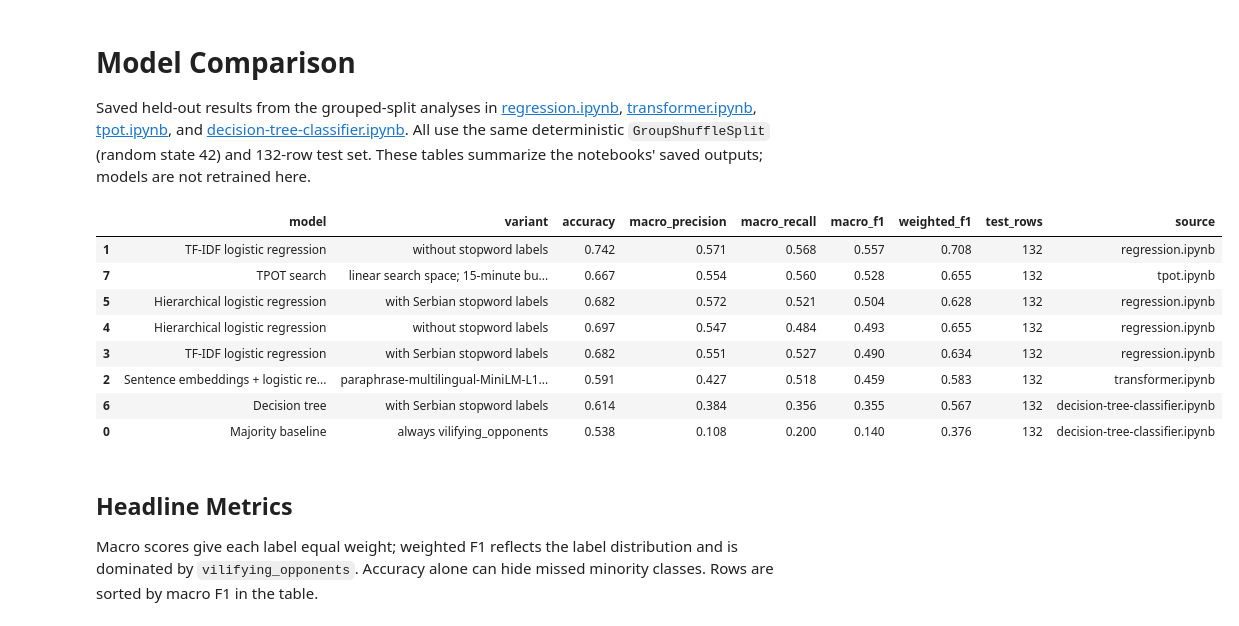
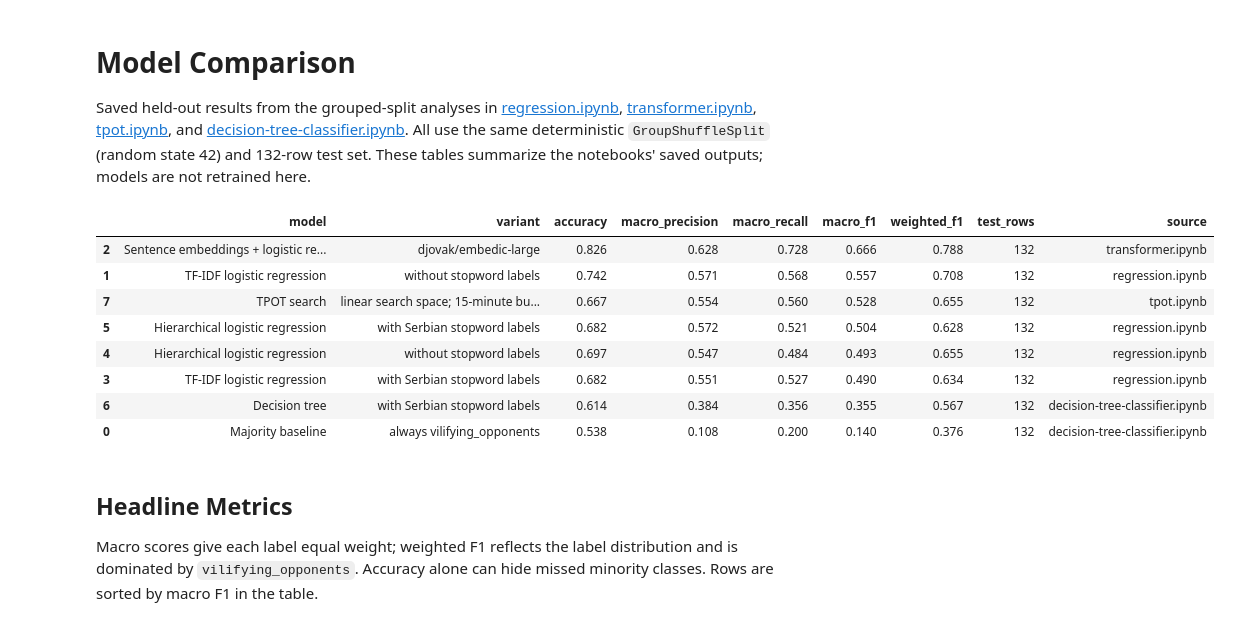
Before and after one commit to jtakalai/propaganda-radar, a Jupyter notebook: regression/model_comparison.ipynb, the cells around one changed output. Cells and saved outputs as stored; diff of their text form; code cells hidden in the pictures.

```diff
--- a/regression/model_comparison.ipynb
+++ b/regression/model_comparison.ipynb
@@ -31,12 +31,12 @@ overview = pd.DataFrame([
     },
     {
         "model": "Sentence embeddings + logistic regression",
-        "variant": "paraphrase-multilingual-MiniLM-L12-v2",
-        "accuracy": 0.591,
-        "macro_precision": 0.427,
-        "macro_recall": 0.518,
-        "macro_f1": 0.459,
-        "weighted_f1": 0.583,
+        "variant": "djovak/embedic-large",
+        "accuracy": 0.826,
+        "macro_precision": 0.628,
+        "macro_recall": 0.728,
+        "macro_f1": 0.666,
+        "weighted_f1": 0.788,
         "test_rows": 132,
         "source": "transformer.ipynb",
     },
@@ -82,39 +82,39 @@ overview = pd.DataFrame([
         "macro_f1": 0.355,
         "weighted_f1": 0.567,
         "test_rows": 132,
         "source": "decision-tree-classifier.ipynb",
     },
     {
         "model": "TPOT search",
         "variant": "linear search space; 15-minute budget",
         "accuracy": 0.667,
         "macro_precision": 0.554,
         "macro_recall": 0.560,
         "macro_f1": 0.528,
         "weighted_f1": 0.655,
         "test_rows": 132,
         "source": "tpot.ipynb",
     },
 ])
 
 display(
     overview.sort_values("macro_f1", ascending=False)
     .style.format({
         "accuracy": "{:.3f}",
         "macro_precision": "{:.3f}",
         "macro_recall": "{:.3f}",
         "macro_f1": "{:.3f}",
         "weighted_f1": "{:.3f}",
     })
 )
 # %% [output]
 |  | model | variant | accuracy | macro_precision | macro_recall | macro_f1 | weighted_f1 | test_rows | source |
+| 2 | Sentence embeddings + logistic re... | djovak/embedic-large | 0.826 | 0.628 | 0.728 | 0.666 | 0.788 | 132 | transformer.ipynb |
 | 1 | TF-IDF logistic regression | without stopword labels | 0.742 | 0.571 | 0.568 | 0.557 | 0.708 | 132 | regression.ipynb |
 | 7 | TPOT search | linear search space; 15-minute bu... | 0.667 | 0.554 | 0.560 | 0.528 | 0.655 | 132 | tpot.ipynb |
 | 5 | Hierarchical logistic regression | with Serbian stopword labels | 0.682 | 0.572 | 0.521 | 0.504 | 0.628 | 132 | regression.ipynb |
 | 4 | Hierarchical logistic regression | without stopword labels | 0.697 | 0.547 | 0.484 | 0.493 | 0.655 | 132 | regression.ipynb |
 | 3 | TF-IDF logistic regression | with Serbian stopword labels | 0.682 | 0.551 | 0.527 | 0.490 | 0.634 | 132 | regression.ipynb |
-| 2 | Sentence embeddings + logistic re... | paraphrase-multilingual-MiniLM-L1... | 0.591 | 0.427 | 0.518 | 0.459 | 0.583 | 132 | transformer.ipynb |
 | 6 | Decision tree | with Serbian stopword labels | 0.614 | 0.384 | 0.356 | 0.355 | 0.567 | 132 | decision-tree-classifier.ipynb |
 | 0 | Majority baseline | always vilifying_opponents | 0.538 | 0.108 | 0.200 | 0.140 | 0.376 | 132 | decision-tree-classifier.ipynb |
 # %% [markdown]
```
Also changed, not shown: parts of 3 cells of this notebook, 3 other files.
